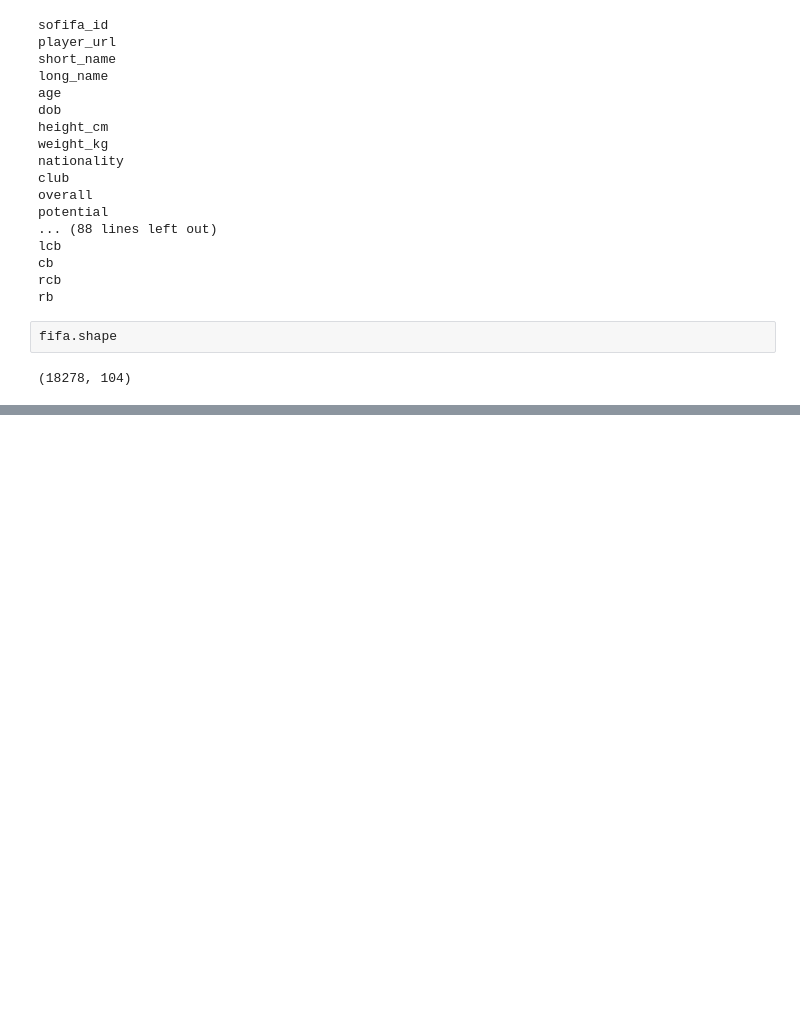
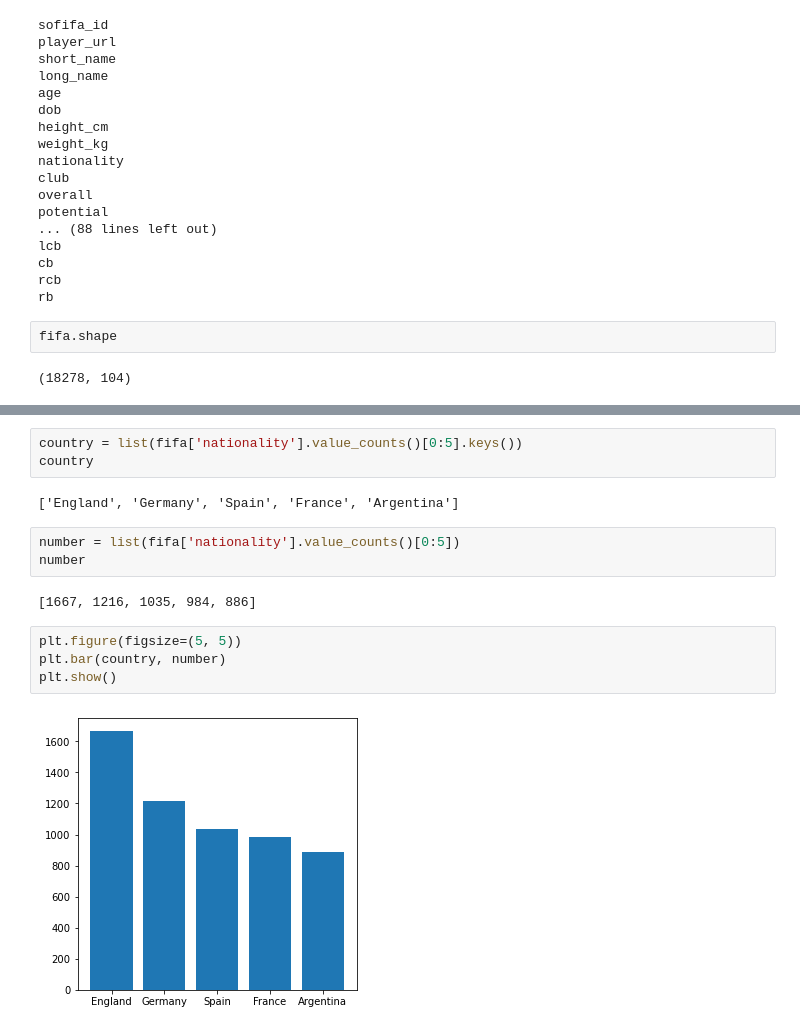
Before and after one commit to imamahasane/Data_Analysis_Practices, a Jupyter notebook: FIFA_Data_Analysis/FIFA_Data.ipynb, the cells around one changed output, grey strips where cells are left out. Drawn from its saved outputs; the diff is of its cells as text; blank space fills up the shorter version.

```diff
--- a/FIFA_Data_Analysis/FIFA_Data.ipynb
+++ b/FIFA_Data_Analysis/FIFA_Data.ipynb
@@ -77,0 +92,16 @@ Name: nationality, Length: 162, dtype: int64
+# %%
+country = list(fifa['nationality'].value_counts()[0:5].keys())
+country
+# %% [output]
+['England', 'Germany', 'Spain', 'France', 'Argentina']
+# %%
+number = list(fifa['nationality'].value_counts()[0:5])
+number
+# %% [output]
+[1667, 1216, 1035, 984, 886]
+# %%
+plt.figure(figsize=(5, 5))
+plt.bar(country, number)
+plt.show()
+# %% [output]
+[figure, added]
```
Also changed, not shown: parts of 20 cells of this notebook.
